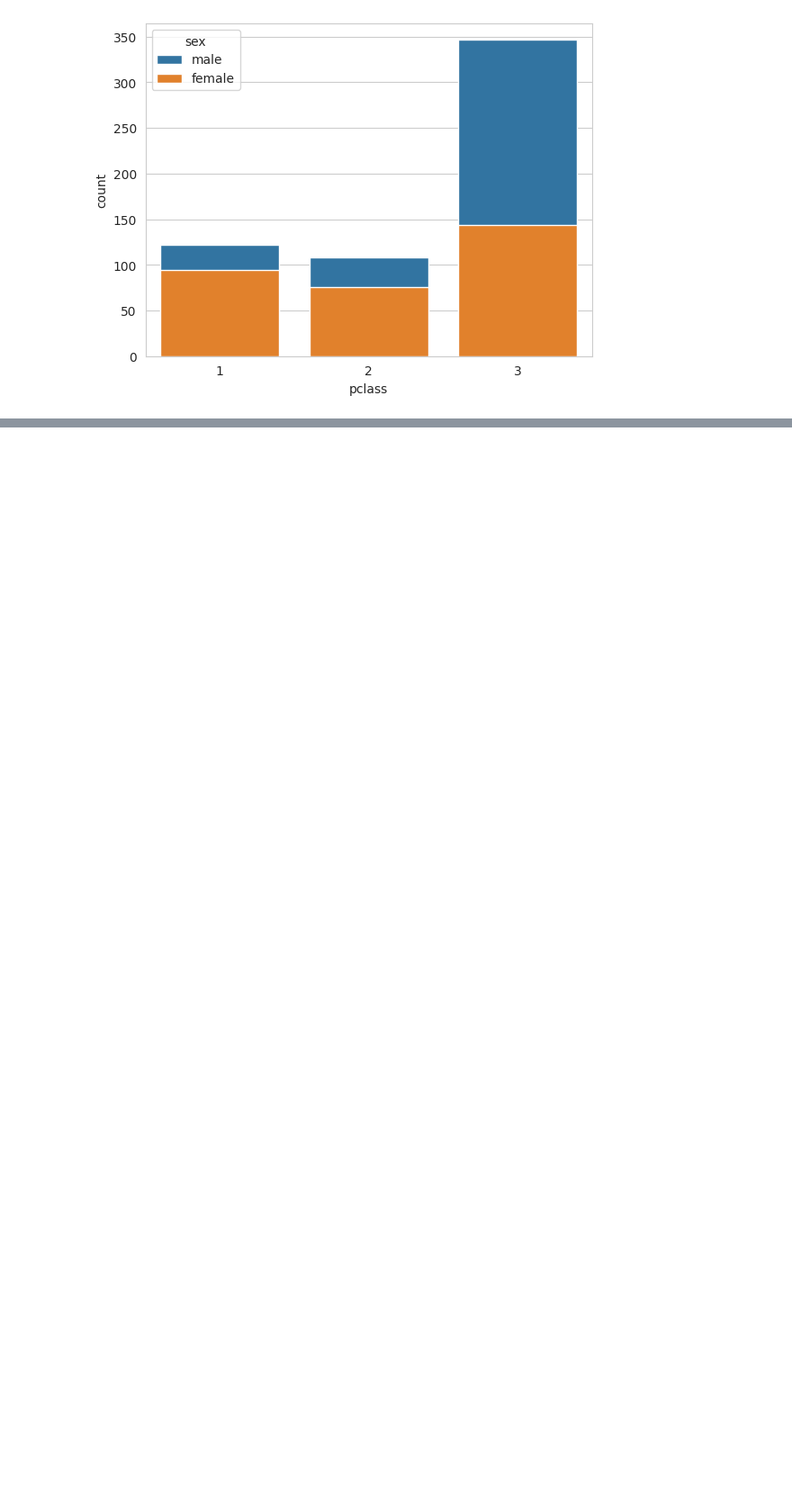
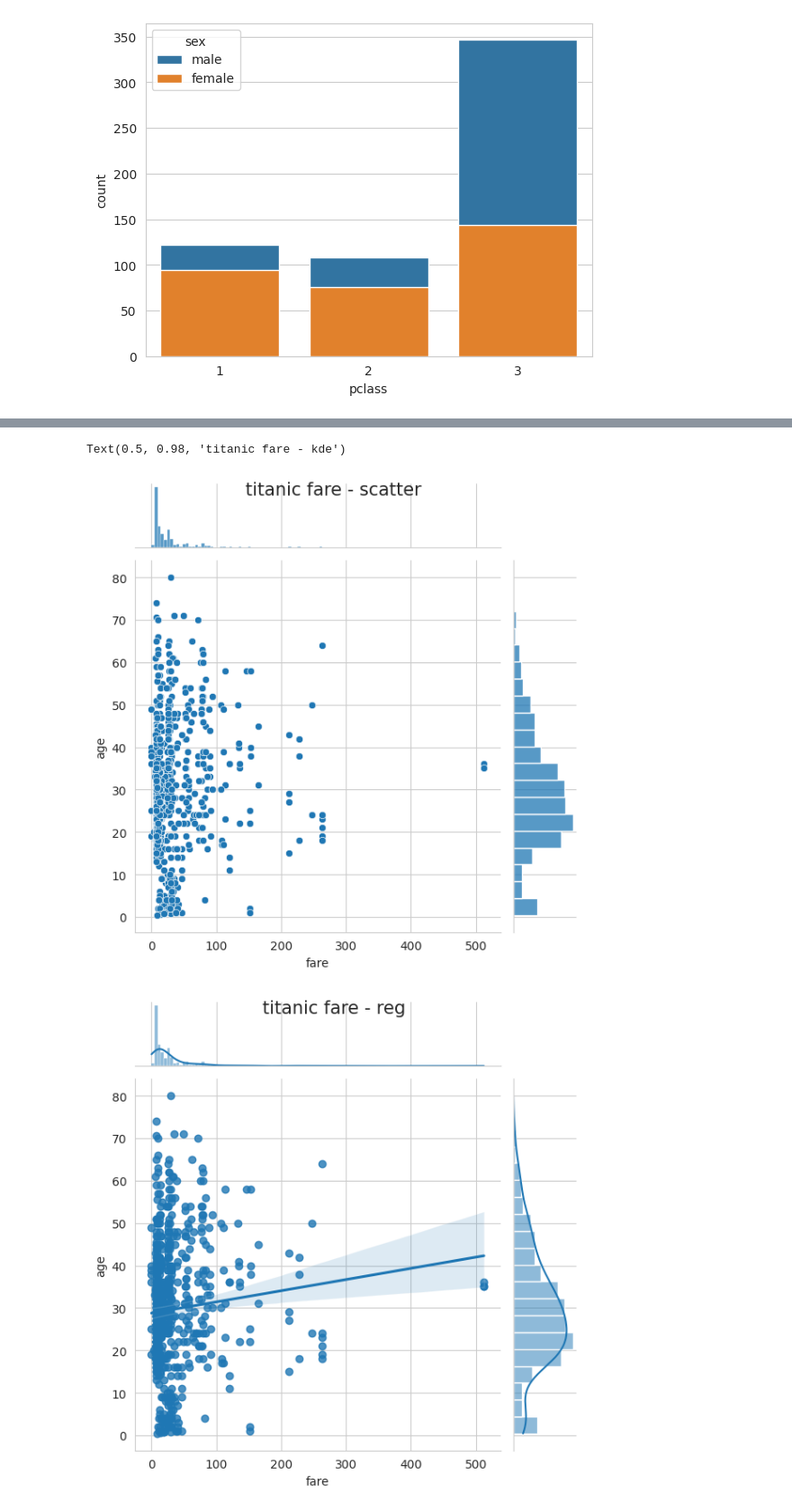
Before and after one commit to leekyuyoung20230313/pythone, a Jupyter notebook: 시각화/SeaBorn라이브러리.ipynb, the cells around one changed output, grey strips where cells are left out. Shown at 90% size. Cells and saved outputs as stored; diff of their text form; code cells hidden in the pictures; blank space fills up the shorter version.

```diff
--- a/시각화/SeaBorn라이브러리.ipynb
+++ b/시각화/SeaBorn라이브러리.ipynb
@@ -156,0 +172,20 @@ plt.show()
+# %%
+# 조인트 그래프
+# 산점도를 기본으로 표기하고 x-y축에 각 변수에 대한 히스토그램을 동시에 보여준다.
+# 두 변수간의 관계와 데이터가 분산되어 있는 정도를 파악하기 용이함
+# 산점도, 추가 회귀선, 육각 산점도, 커널 밀집그래프
+sns.set_style('whitegrid')
+
+j1=sns.jointplot(data=titanic, x='fare',y='age')
+j2=sns.jointplot(data=titanic, x='fare',y='age', kind='reg')
+j3=sns.jointplot(data=titanic, x='fare',y='age', kind='hex')
+j4=sns.jointplot(data=titanic, x='fare',y='age', kind='kde')
+
+j1.fig.suptitle('titanic fare - scatter', size = 15)
+j2.fig.suptitle('titanic fare - reg', size = 15)
+j3.fig.suptitle('titanic fare - hex', size = 15)
+j4.fig.suptitle('titanic fare - kde', size = 15)
+# %% [output]
+Text(0.5, 0.98, 'titanic fare - kde')
+[figure, added]
+[figure, added]
```
Also changed, not shown: parts of 4 cells of this notebook.
